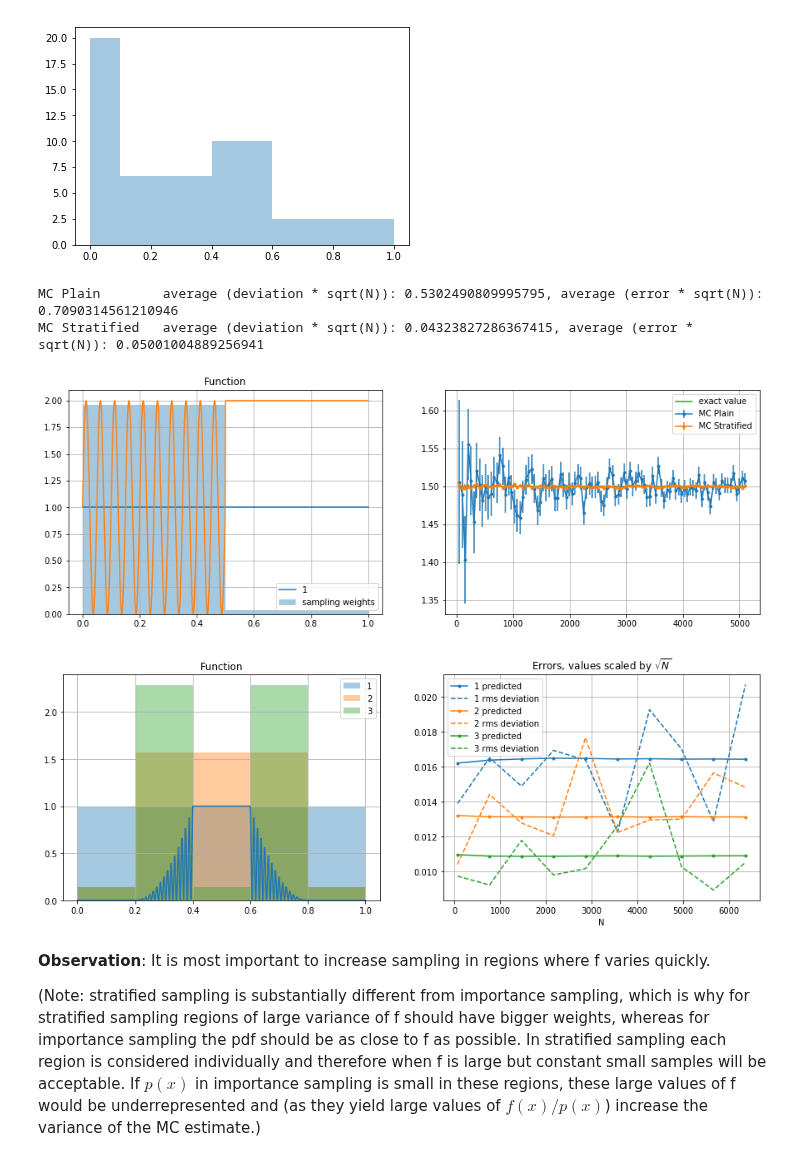
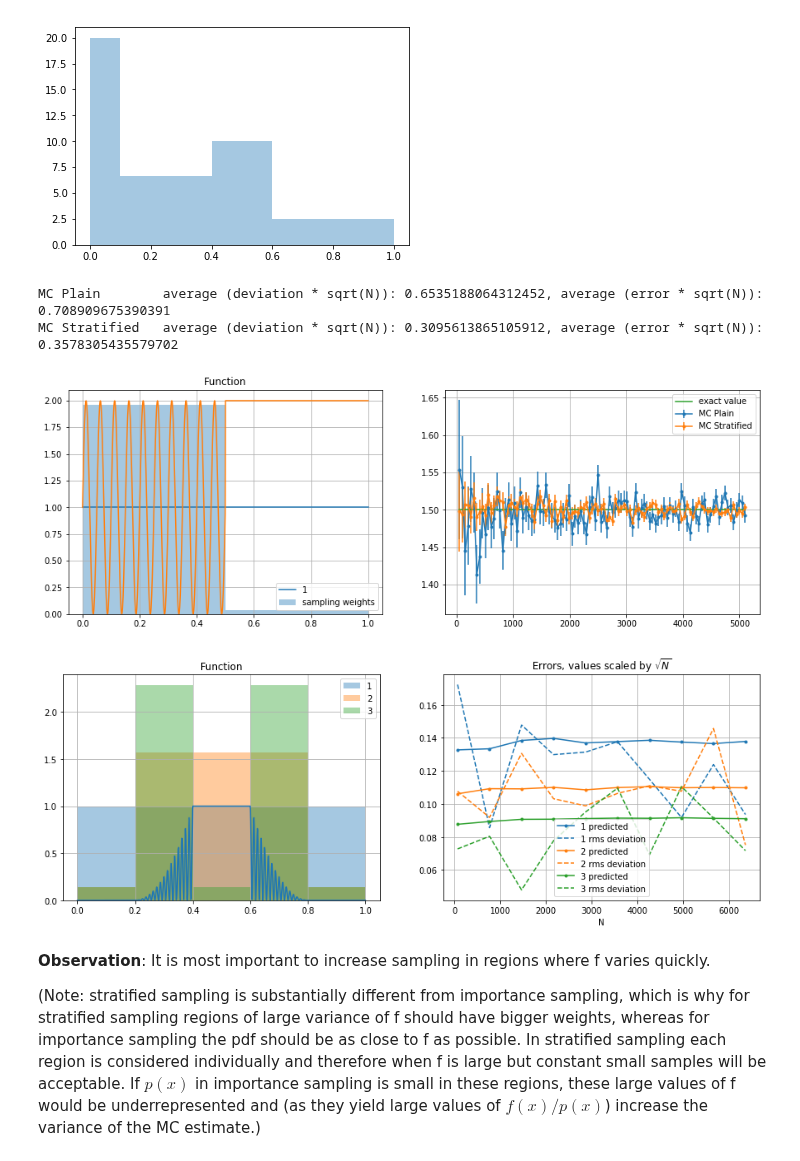
Before and after one commit to mathisgerdes/hep-monte-carlo, a Jupyter notebook: intro/monte_carlo.ipynb, the cells around one changed output. Drawn from its saved outputs; the diff is of its cells as text; code cells hidden in the pictures.

Commit message:
Update examples and allow flaot multiples.
Update examples of stratified sampling to use the ratio interface
when appropriate.

Support float multiples, as long as the values is greater than 1.

```diff
--- a/intro/monte_carlo.ipynb
+++ b/intro/monte_carlo.ipynb
@@ -102,29 +102,29 @@ GridVolumes(bounds=([0,.1,.4,.6,1],), Ns={(3,):1}, otherNs=2).plot_pdf()
 # %%
 volumes = GridVolumes(divisions=2, otherNs=1, Ns={(0,):50})
 half_sin = lambda x: (x<.5)*(1+np.sin(4*10*np.pi*x)) + (x>.5)*2
 half_sin_integral = 1.5
 
 # plot the function
 plt.figure(figsize=(15,5))
 plt.subplot(121)
 plt.title("Function")
 volumes.plot_pdf()
 x = np.linspace(0,1,1000)
 plt.plot(x, [1 for i in x], label="1")
 plt.plot(x,half_sin(x))
 plt.grid()
 plt.legend()
 
 # compare
 plt.subplot(122)
 compare_integration(half_sin, half_sin_integral, Nmin=volumes.totalN, Nmax=volumes.totalN*100, Nstep=volumes.totalN,
-                    methods=[MonteCarloPlain(), MonteCarloStratified(volumes)])
+                    methods=[MonteCarloPlain(), MonteCarloStratified(volumes).get_interface_infer_multiple()])
 
 plt.show()
 # %% [output]
-MC Plain        average (deviation * sqrt(N)): 0.5302490809995795, average (error * sqrt(N)): 0.7090314561210946
-MC Stratified   average (deviation * sqrt(N)): 0.04323827286367415, average (error * sqrt(N)): 0.05001004889256941
+MC Plain        average (deviation * sqrt(N)): 0.6535188064312452, average (error * sqrt(N)): 0.708909675390391
+MC Stratified   average (deviation * sqrt(N)): 0.3095613865105912, average (error * sqrt(N)): 0.3578305435579702
-[figure, old version]
+[figure, new version]
 # %%
 # another nice plotting routine to compare predicted and actual errors of different methods/parameter choices
 # for smoothing, average over given number of iterations
@@ -182,10 +182,12 @@ plt.legend()
 plt.subplot(122)
 
 compare_errors(test_function, test_function_true_value, iterations=10, Nmin=vol1.totalN, Nmax=vol1.totalN*100, Nstep=vol1.totalN*10,
-                    methods=[MonteCarloStratified(vol1, "1"), MonteCarloStratified(vol2, "2"), MonteCarloStratified(vol3, "3")])
+                    methods=[MonteCarloStratified(vol1, "1").get_interface_infer_multiple(),
+                             MonteCarloStratified(vol2, "2").get_interface_infer_multiple(),
+                             MonteCarloStratified(vol3, "3").get_interface_infer_multiple()])
 plt.show()
 # %% [output]
-[figure, old version]
+[figure, new version]
 # %% [markdown]
 **Observation**: It is most important to increase sampling in regions where f varies quickly.
 
```
Also changed, not shown: parts of 3 cells of this notebook, 2 other files.
